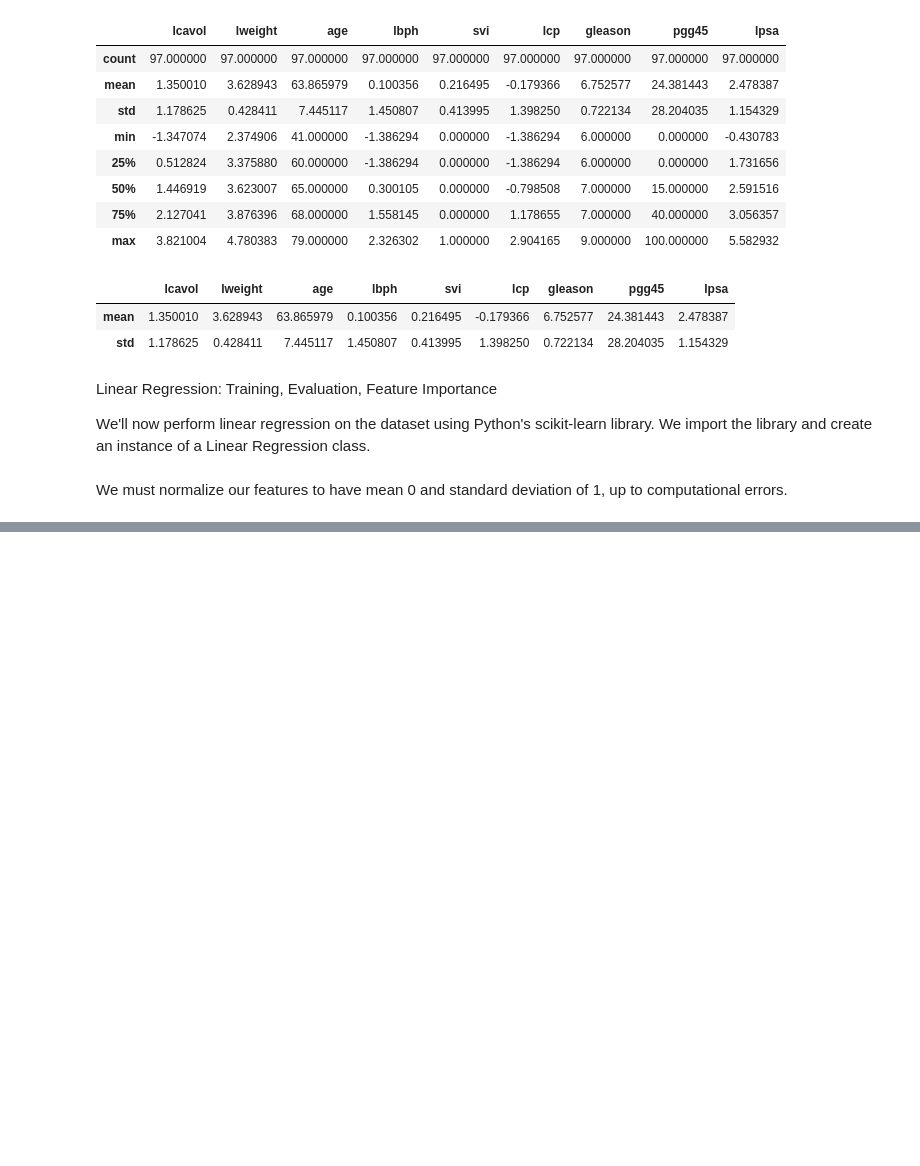
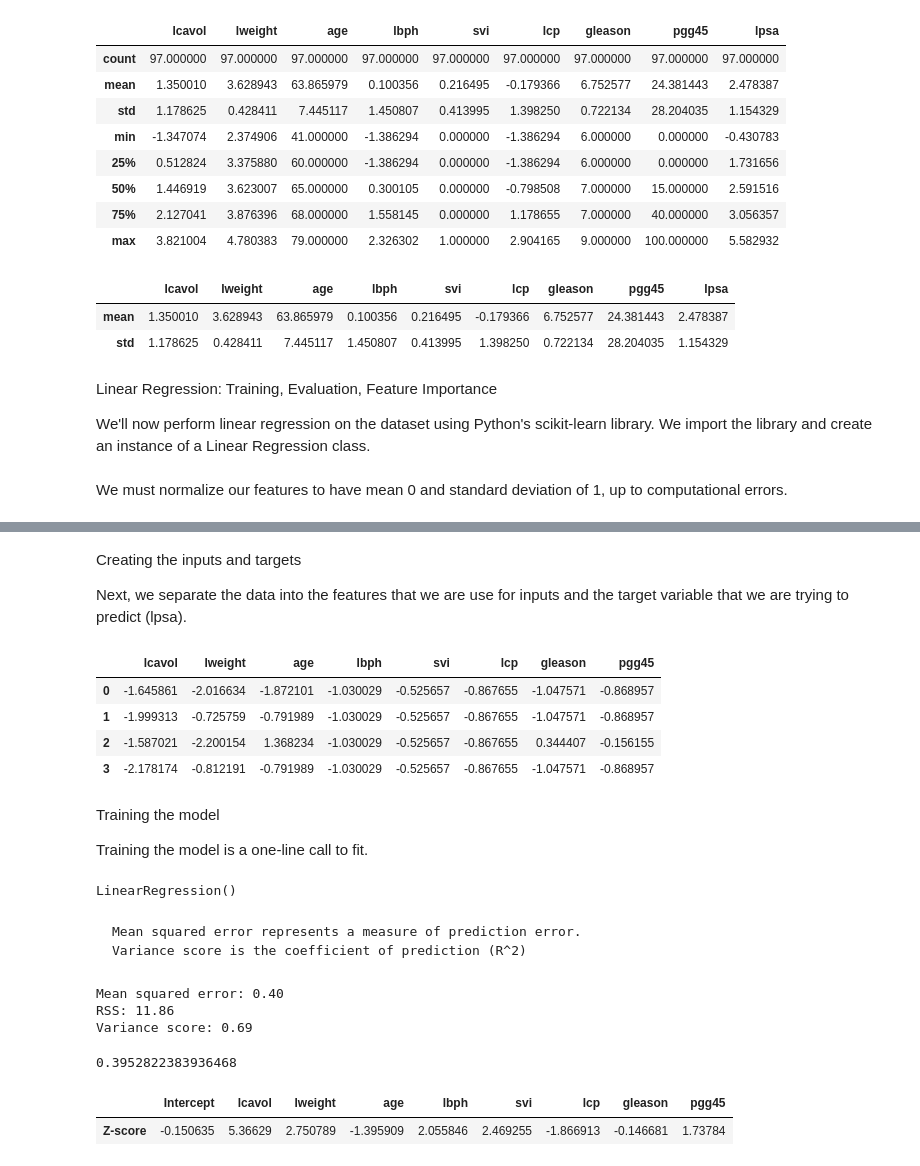
Before and after one commit to Sinchiguano/chicagoUniversity, a Jupyter notebook: linearModel.ipynb, the cells around one changed output, grey strips where cells are left out. Drawn from its saved outputs; the diff is of its cells as text; code cells hidden in the pictures; blank space fills up the shorter version.

```diff
--- a/linearModel.ipynb
+++ b/linearModel.ipynb
@@ -111,6 +111,7 @@ def normalize(df):
         df[column] = pd.DataFrame(new_column_array) # Update column.
     return df
 
-
-for i in df.items():
-  print(i)
+# df.head(10)
+# for i in df.items():
+#   print(i)
+df = normalize(df)
@@ -134,0 +124,31 @@ Name: train, Length: 97, dtype: object)
+# %%
+df_train = df[df['train']=='T']
+df_test = df[df['train']=='F']
+# %% [markdown]
+Creating the inputs and targets
+
+Next, we separate the data into the features that we are use for inputs and the target variable that we are trying to predict (lpsa).
+# %%
+train_features = df_train.loc[:,'lcavol':'pgg45']
+train_targets = df_train.loc[:,'lpsa']
+
+test_features = df_test.loc[:,'lcavol':'pgg45']
+test_targets = df_test.loc[:,'lpsa']
+
+
+
+train_features.head(4)
+# %% [output]
+|  | lcavol | lweight | age | lbph | svi | lcp | gleason | pgg45 |
+| 0 | -1.645861 | -2.016634 | -1.872101 | -1.030029 | -0.525657 | -0.867655 | -1.047571 | -0.868957 |
+| 1 | -1.999313 | -0.725759 | -0.791989 | -1.030029 | -0.525657 | -0.867655 | -1.047571 | -0.868957 |
+| 2 | -1.587021 | -2.200154 | 1.368234 | -1.030029 | -0.525657 | -0.867655 | 0.344407 | -0.156155 |
+| 3 | -2.178174 | -0.812191 | -0.791989 | -1.030029 | -0.525657 | -0.867655 | -1.047571 | -0.868957 |
+# %% [markdown]
+Training the model
+
+Training the model is a one-line call to fit.
+# %%
+regr.fit(train_features,train_targets)
+# %% [output]
+LinearRegression()
@@ -134,0 +161,18 @@ Name: train, Length: 97, dtype: object)
+# %% [markdown]
+
+    Mean squared error represents a measure of prediction error.
+    Variance score is the coefficient of prediction (R^2)
+# %%
+# The mean squared error and RSS (by hand)
+print("Mean squared error: %.2f" % np.mean((target_predict - test_targets) ** 2))
+print("RSS: %.2f" % np.sum((target_predict - test_targets) ** 2))
+# Explained variance score: 1 is perfect prediction
+print('Variance score: %.2f' % regr.score(train_features, train_targets))
+# %% [output]
+Mean squared error: 0.40
+RSS: 11.86
+Variance score: 0.69
+# %%
+mean_squared_error(target_predict,test_targets)
+# %% [output]
+0.3952822383936468
@@ -134,0 +194,20 @@ Name: train, Length: 97, dtype: object)
+# %%
+# The predicted values of y on the training set.
+y_pred = regr.predict(train_features)
+
+# prepare beta
+beta_hat = regr.coef_
+beta_hat = np.concatenate([np.array([regr.intercept_]), beta_hat])
+
+# prepare X
+column_of_ones = np.ones((train_features.shape[0],1))
+X = np.concatenate([column_of_ones, train_features], axis = 1)
+
+# Z-scores
+columns = ['Intercept'] + train_features.columns.to_list()
+Zscores = np.array([Z_score(X, train_targets.to_numpy(), y_pred, beta_hat)])
+Zscores_df = pd.DataFrame(data=Zscores, columns=columns, index=['Z-score'] )
+Zscores_df
+# %% [output]
+|  | Intercept | lcavol | lweight | age | lbph | svi | lcp | gleason | pgg45 |
+| Z-score | -0.150635 | 5.36629 | 2.750789 | -1.395909 | 2.055846 | 2.469255 | -1.866913 | -0.146681 | 1.73784 |
```
Also changed, not shown: parts of 8 cells of this notebook.
